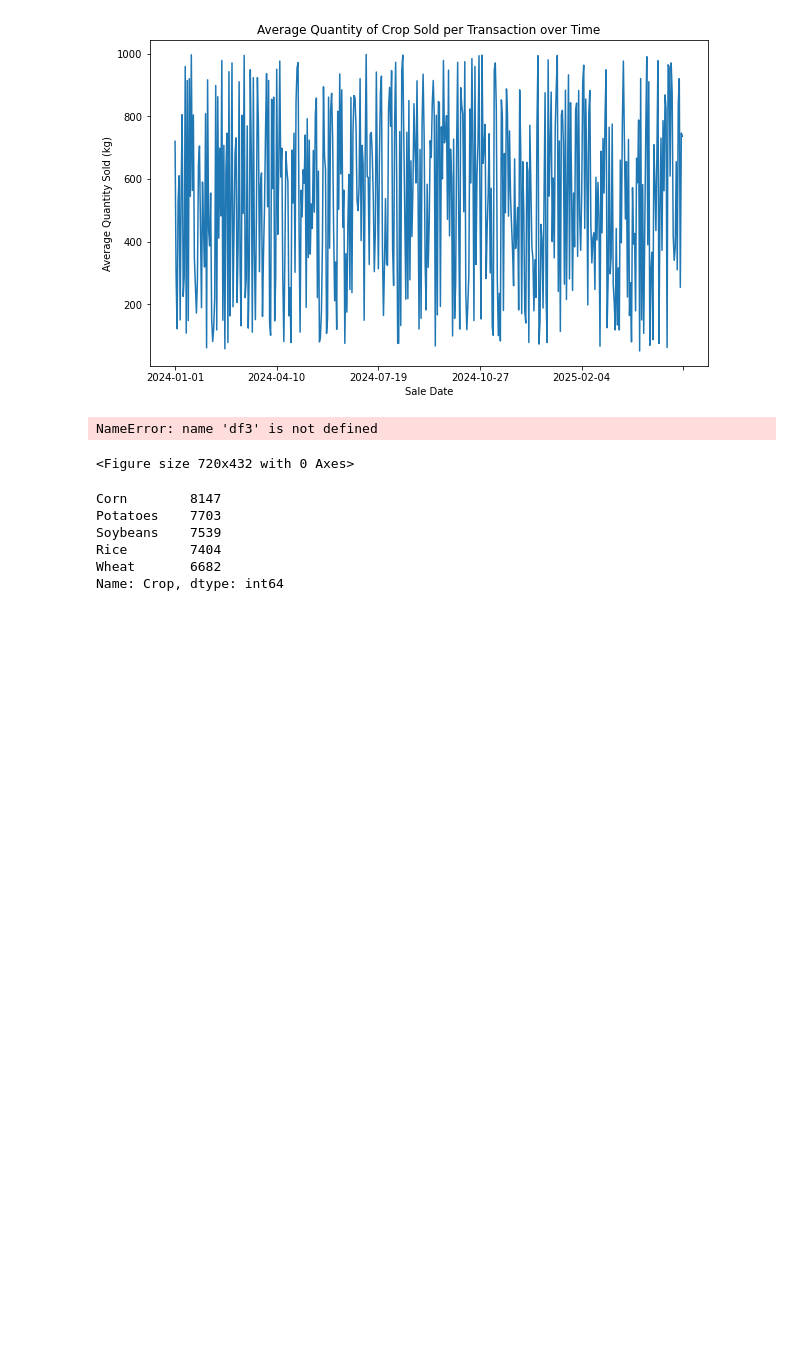
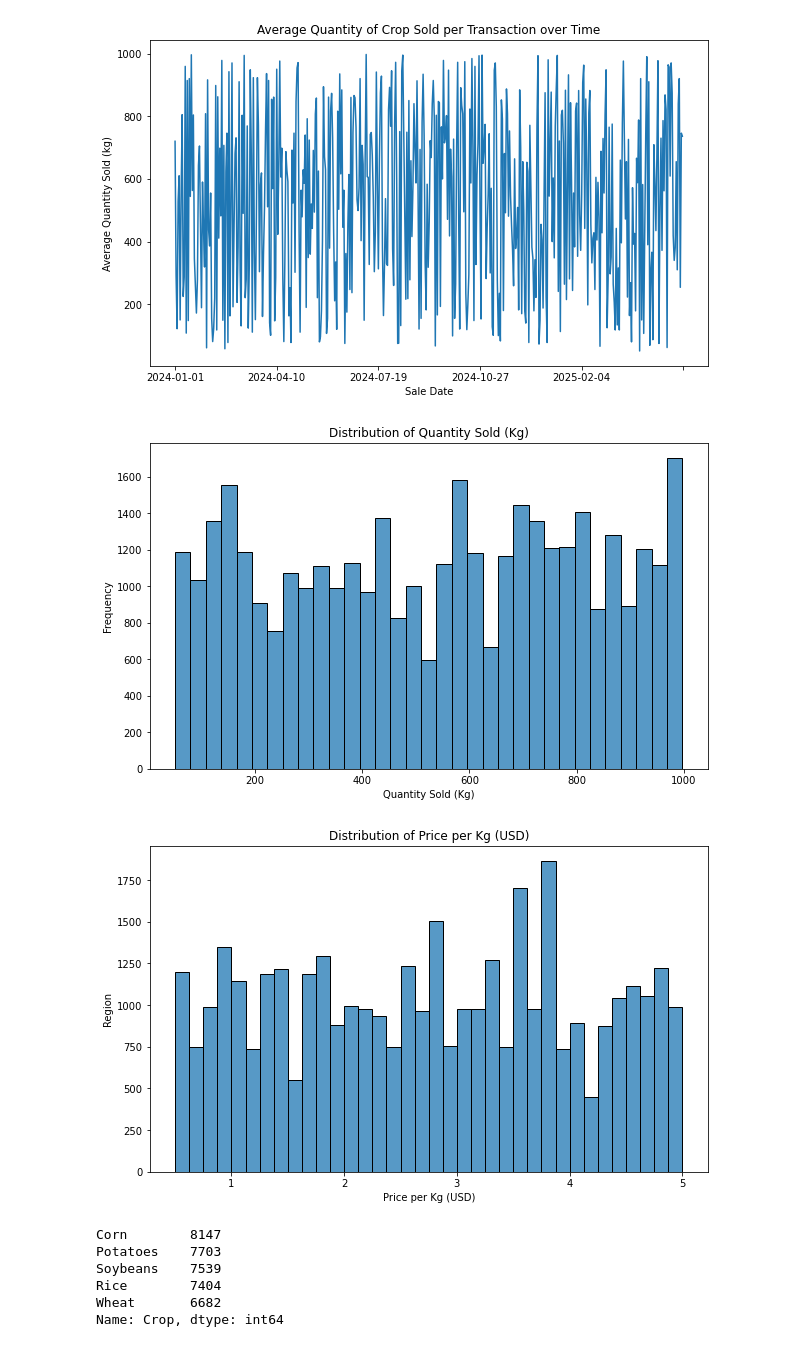
Before and after one commit to houseofjudah/AgroInsight, a Jupyter notebook: df.ipynb, the cells around one changed output. Saved outputs shown, nothing was run; the diff lists cells and outputs as text; code cells hidden in the pictures; blank space fills up the shorter version.

Commit message:
third data

```diff
--- a/df.ipynb
+++ b/df.ipynb
@@ -131,25 +131,28 @@ plt.show()
 # %%
 import matplotlib.pyplot as plt
 import seaborn as sns
+import pandas as pd
+
+df3 = pd.read_csv('concated_data.csv')
 
 # Distribution of Quantity Sold (Kg)
 plt.figure(figsize=(10, 6))
 sns.histplot(df3['Quantity_Sold_Kg'])
 plt.title('Distribution of Quantity Sold (Kg)')
 plt.xlabel('Quantity Sold (Kg)')
 plt.ylabel('Frequency')
 plt.show()
 
 # Distribution of Price per Kg (USD)
 plt.figure(figsize=(10, 6))
 sns.histplot(df3['Price_per_Kg_USD'])
 plt.title('Distribution of Price per Kg (USD)')
 plt.xlabel('Price per Kg (USD)')
 plt.ylabel('Region')
 plt.show()
 # %% [output]
-NameError: name 'df3' is not defined
-<Figure size 720x432 with 0 Axes>
+[figure, added]
+[figure, added]
 # %%
 # Top Crops Sold
 top_crops = df3['Crop'].value_counts().head(10)
```
Also changed, not shown: parts of 1 cell of this notebook.
